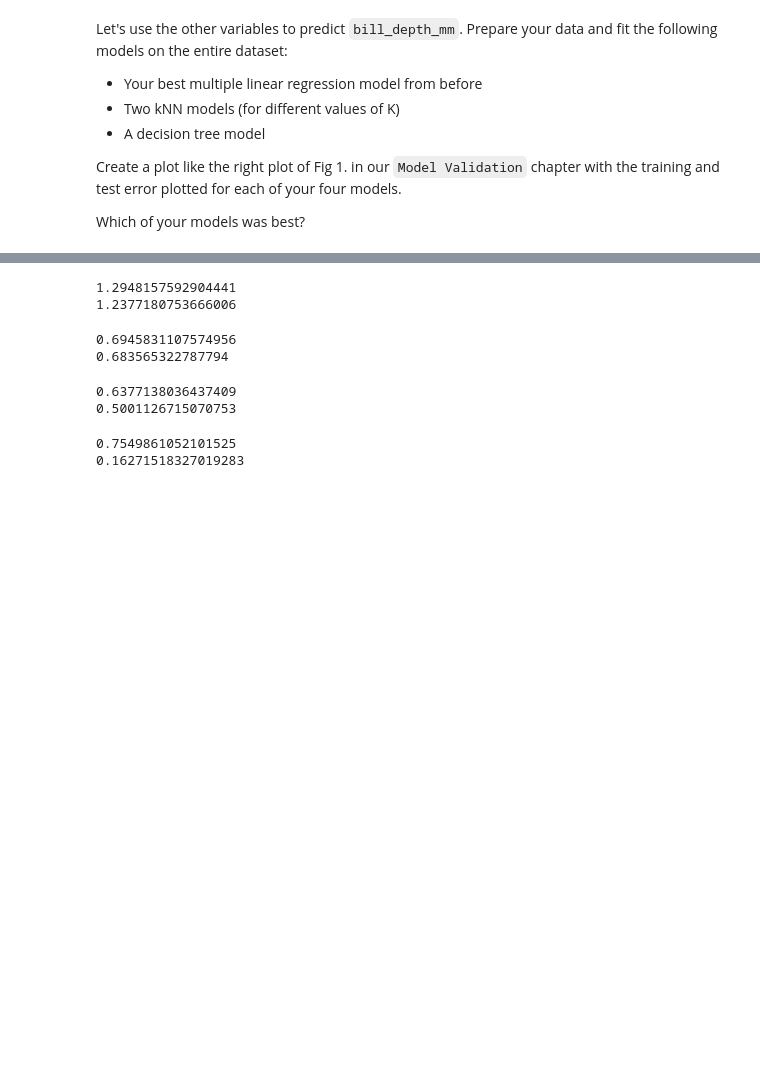
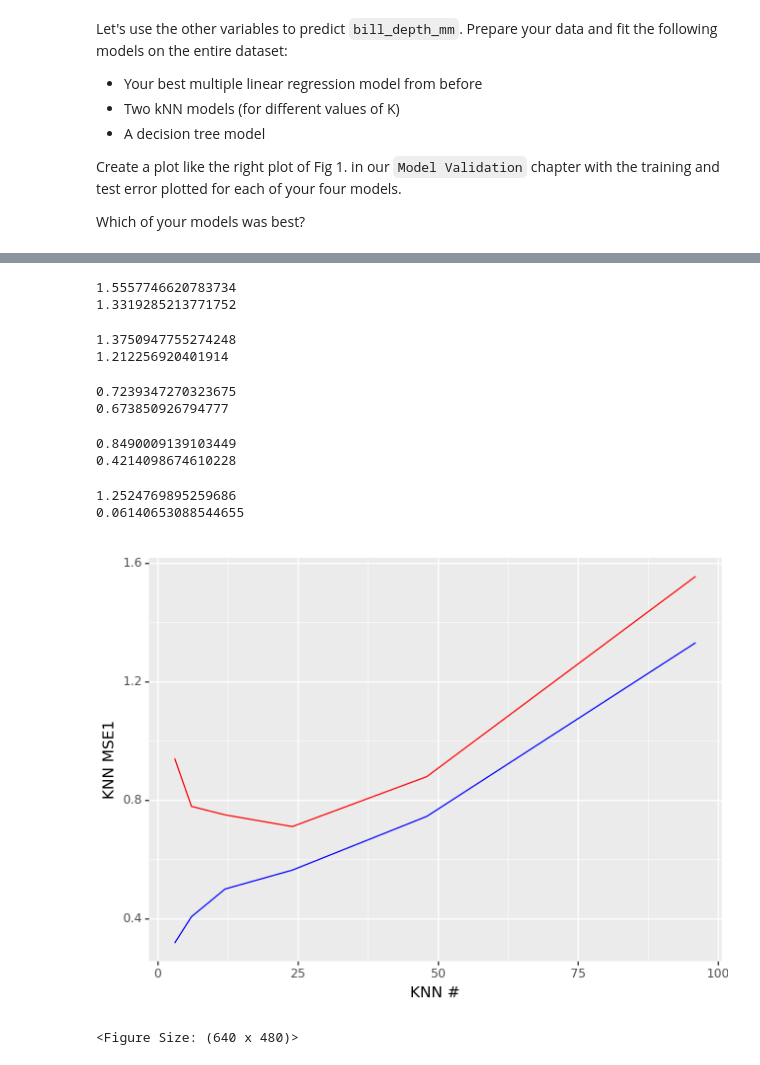
Before and after one commit to jaaktuu/Activity_8.1, a Jupyter notebook: Activity_8.1.ipynb, the cells around one changed output, grey strips where cells are left out. Saved outputs shown, nothing was run; the diff lists cells and outputs as text; code cells hidden in the pictures; blank space fills up the shorter version.

```diff
--- a/Activity_8.1.ipynb
+++ b/Activity_8.1.ipynb
@@ -36,6 +36,8 @@ Suppose we want to predict `bill_depth_mm` using the other variables in the data
 penguin = load_penguins()
 
 penguin = penguin.dropna()
+
+penguin['year'] = penguin['year'].astype(object)
 
 X = penguin.drop(['bill_depth_mm'], axis = 1)
 y = penguin['bill_depth_mm']
@@ -174,3 +201,24 @@ print(MSE242)
+# %%
+knn = KNeighborsRegressor(n_neighbors=96)
+
+fitted = knn.fit(X_train,y_train)
+
+#Test Error
+predict261 = fitted.predict(X_test)
+
+MSE261 = mean_squared_error(y_test, predict261)
+
+print(MSE261)
+
+#Training Error
+predict262 = fitted.predict(X_train)
+
+MSE262 = mean_squared_error(y_train, predict262)
+
+print(MSE262)
+# %% [output]
+1.5557746620783734
+1.3319285213771752
 # %%
 dt = DecisionTreeRegressor(max_depth = 1)
 
@@ -190,8 +238,8 @@ MSE312 = mean_squared_error(y_train, predict)
 
 print(MSE312)
 # %% [output]
-1.2948157592904441
-1.2377180753666006
+1.3750947755274248
+1.212256920401914
 # %%
 dt = DecisionTreeRegressor(max_depth = 2)
 
@@ -211,8 +259,8 @@ MSE322 = mean_squared_error(y_train, predict)
 
 print(MSE322)
 # %% [output]
-0.6945831107574956
-0.683565322787794
+0.7239347270323675
+0.673850926794777
 # %%
 dt = DecisionTreeRegressor(max_depth = 4)
 
@@ -232,8 +280,8 @@ MSE332 = mean_squared_error(y_train, predict)
 
 print(MSE332)
 # %% [output]
-0.6377138036437409
-0.5001126715070753
+0.8490009139103449
+0.4214098674610228
 # %%
 dt = DecisionTreeRegressor(max_depth = 8)
 
@@ -253,5 +301,22 @@ MSE342 = mean_squared_error(y_train, predict)
 
 print(MSE342)
 # %% [output]
-0.7549861052101525
-0.16271518327019283
+1.2524769895259686
+0.06140653088544655
+# %%
+KNN = pd.DataFrame({'KNN #':[3,6,12,24,48,96],
+                    "KNN MSE1":[MSE211, MSE221, MSE231, MSE241, MSE251, MSE261],
+                   "KNN MSE2": [MSE212, MSE222, MSE232, MSE242, MSE252, MSE262]})
+
+Tree = pd.DataFrame({'Tree #':[1,2,4,8],
+                    "Tree MSE1":[MSE311, MSE321, MSE331, MSE341],
+                   "Tree MSE2": [MSE312, MSE322, MSE332, MSE342]})
+# %%
+from plotnine import ggplot, aes, geom_line
+
+(ggplot(KNN)
+    + geom_line(aes(x = 'KNN #', y="KNN MSE1"), color = 'red')
+    + geom_line(aes(x = 'KNN #', y='KNN MSE2'), color = 'blue'))
+# %% [output]
+[figure, added]
+<Figure Size: (640 x 480)>
```
Also changed, not shown: parts of 9 cells of this notebook, 1 other file.
